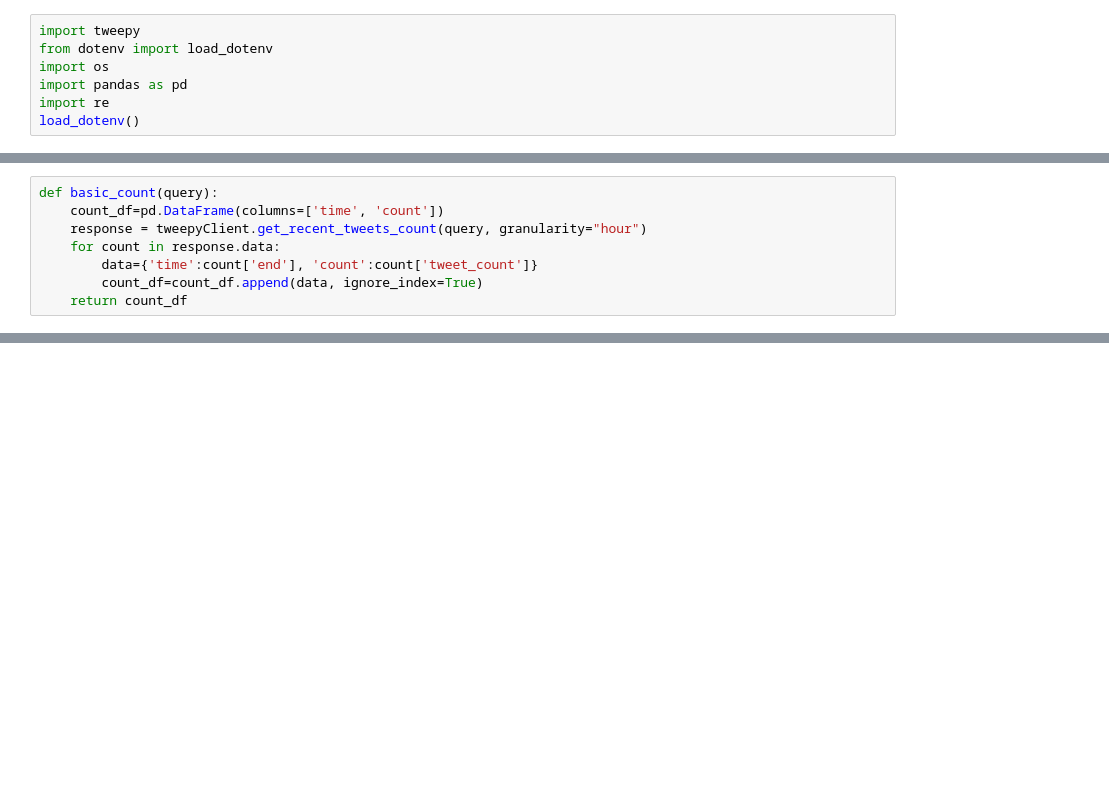
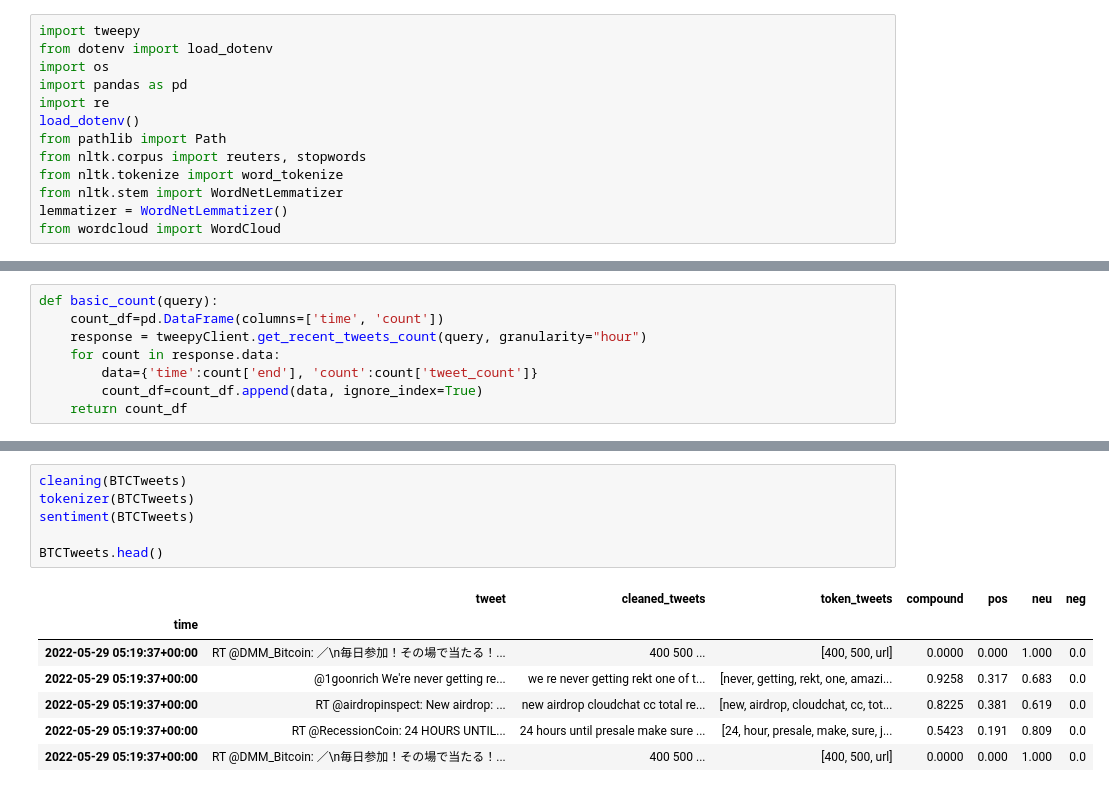
Before and after one commit to mahaguru24/project2-group5, a Jupyter notebook: main.ipynb, the cells around one changed output, grey strips where cells are left out. Drawn from its saved outputs; the diff is of its cells as text; blank space fills up the shorter version.

Commit message:
Get wordcloud

```diff
--- a/main.ipynb
+++ b/main.ipynb
@@ -5,3 +5,9 @@ import os
 import pandas as pd
 import re
 load_dotenv()
+from pathlib import Path
+from nltk.corpus import reuters, stopwords
+from nltk.tokenize import word_tokenize
+from nltk.stem import WordNetLemmatizer
+lemmatizer = WordNetLemmatizer()
+from wordcloud import WordCloud
@@ -104,0 +164,14 @@ BTC
+# %%
+cleaning(BTCTweets)
+tokenizer(BTCTweets)
+sentiment(BTCTweets)
+
+BTCTweets.head()
+# %% [output]
+|  | tweet | cleaned_tweets | token_tweets | compound | pos | neu | neg |
+| time |  |  |  |  |  |  |  |
+| 2022-05-29 05:19:37+00:00 | RT @DMM_Bitcoin: ／\n毎日参加！その場で当たる！... | 400 500 ... | [400, 500, url] | 0.0000 | 0.000 | 1.000 | 0.0 |
+| 2022-05-29 05:19:37+00:00 | @1goonrich We're never getting re... | we re never getting rekt one of t... | [never, getting, rekt, one, amazi... | 0.9258 | 0.317 | 0.683 | 0.0 |
+| 2022-05-29 05:19:37+00:00 | RT @airdropinspect: New airdrop: ... | new airdrop cloudchat cc total re... | [new, airdrop, cloudchat, cc, tot... | 0.8225 | 0.381 | 0.619 | 0.0 |
+| 2022-05-29 05:19:37+00:00 | RT @RecessionCoin: 24 HOURS UNTIL... | 24 hours until presale make sure ... | [24, hour, presale, make, sure, j... | 0.5423 | 0.191 | 0.809 | 0.0 |
+| 2022-05-29 05:19:37+00:00 | RT @DMM_Bitcoin: ／\n毎日参加！その場で当たる！... | 400 500 ... | [400, 500, url] | 0.0000 | 0.000 | 1.000 | 0.0 |
```
Also changed, not shown: parts of 6 cells of this notebook, 1 other file.
